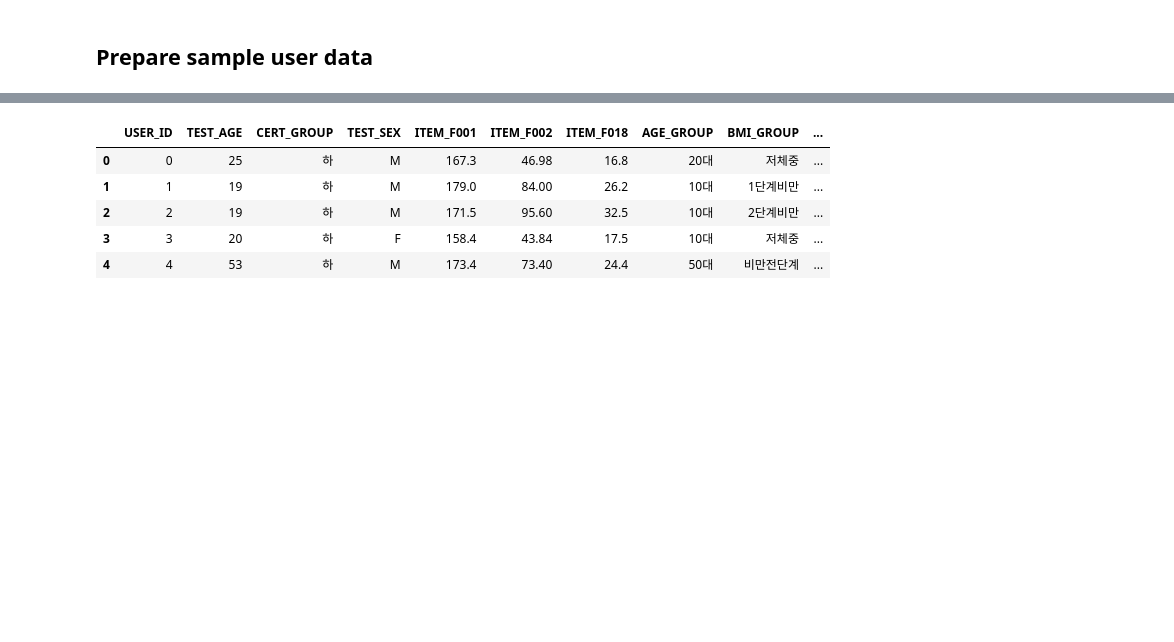
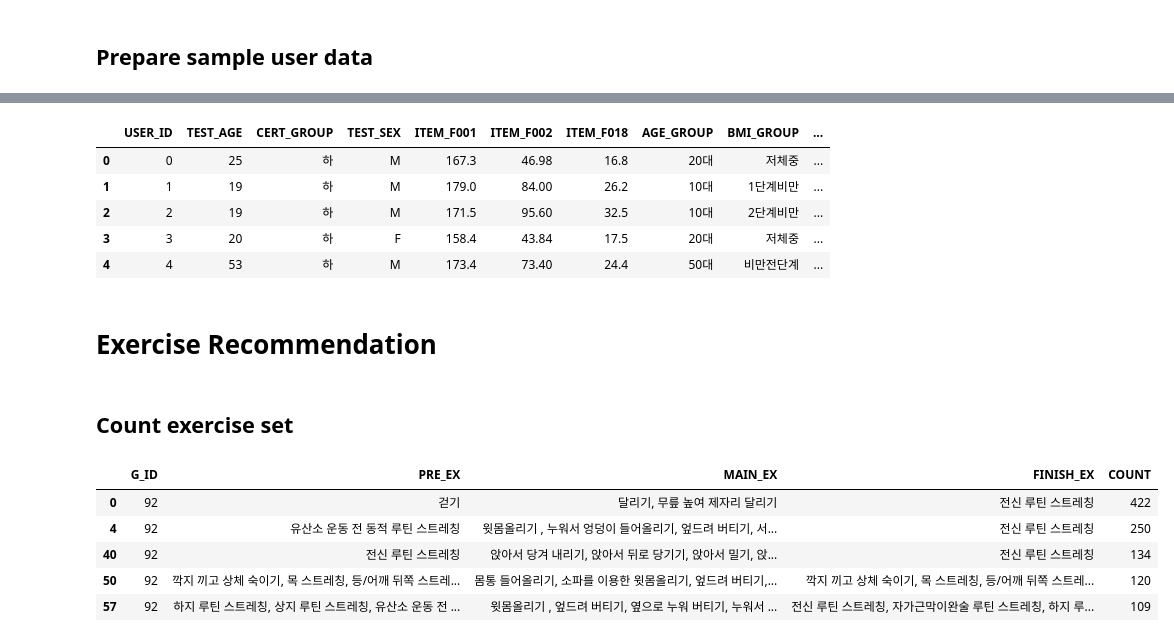
Before and after one commit to soohyunme/exercise, a Jupyter notebook: Code/02_Modeling.ipynb, the cells around one changed output, grey strips where cells are left out. Saved outputs shown, nothing was run; the diff lists cells and outputs as text; code cells hidden in the pictures; blank space fills up the shorter version.

```diff
--- a/Code/02_Modeling.ipynb
+++ b/Code/02_Modeling.ipynb
@@ -49,10 +57,24 @@ sample_data.head(5)
 # %%
-group_sample_data = Grouping(sample_data, user_group)
+group_sample_data = pd.merge(sample_data,user_group,how='left').reset_index().rename(columns={'index':'USER_ID'})
 group_sample_data.head(5)
 # %% [output]
 |  | USER_ID | TEST_AGE | CERT_GROUP | TEST_SEX | ITEM_F001 | ITEM_F002 | ITEM_F018 | AGE_GROUP | BMI_GROUP | ... |
 | 0 | 0 | 25 | 하 | M | 167.3 | 46.98 | 16.8 | 20대 | 저체중 | ... |
 | 1 | 1 | 19 | 하 | M | 179.0 | 84.00 | 26.2 | 10대 | 1단계비만 | ... |
 | 2 | 2 | 19 | 하 | M | 171.5 | 95.60 | 32.5 | 10대 | 2단계비만 | ... |
-| 3 | 3 | 20 | 하 | F | 158.4 | 43.84 | 17.5 | 10대 | 저체중 | ... |
+| 3 | 3 | 20 | 하 | F | 158.4 | 43.84 | 17.5 | 20대 | 저체중 | ... |
 | 4 | 4 | 53 | 하 | M | 173.4 | 73.40 | 24.4 | 50대 | 비만전단계 | ... |
+# %% [markdown]
+# Exercise Recommendation
+# %% [markdown]
+## Count exercise set
+# %%
+set_df = data[['G_ID','PRE_EX','MAIN_EX','FINISH_EX']].value_counts().reset_index().rename(columns={0:'COUNT'})
+set_df[set_df.G_ID==92].head(5)
+# %% [output]
+|  | G_ID | PRE_EX | MAIN_EX | FINISH_EX | COUNT |
+| 0 | 92 | 걷기 | 달리기, 무릎 높여 제자리 달리기 | 전신 루틴 스트레칭 | 422 |
+| 4 | 92 | 유산소 운동 전 동적 루틴 스트레칭 | 윗몸올리기 , 누워서 엉덩이 들어올리기, 엎드려 버티기, 서... | 전신 루틴 스트레칭 | 250 |
+| 40 | 92 | 전신 루틴 스트레칭 | 앉아서 당겨 내리기, 앉아서 뒤로 당기기, 앉아서 밀기, 앉... | 전신 루틴 스트레칭 | 134 |
+| 50 | 92 | 깍지 끼고 상체 숙이기, 목 스트레칭, 등/어깨 뒤쪽 스트레... | 몸통 들어올리기, 소파를 이용한 윗몸올리기, 엎드려 버티기,... | 깍지 끼고 상체 숙이기, 목 스트레칭, 등/어깨 뒤쪽 스트레... | 120 |
+| 57 | 92 | 하지 루틴 스트레칭, 상지 루틴 스트레칭, 유산소 운동 전 ... | 윗몸올리기 , 엎드려 버티기, 옆으로 누워 버티기, 누워서 ... | 전신 루틴 스트레칭, 자가근막이완술 루틴 스트레칭, 하지 루... | 109 |
```
Also changed, not shown: parts of 23 cells of this notebook, 1 other file.
